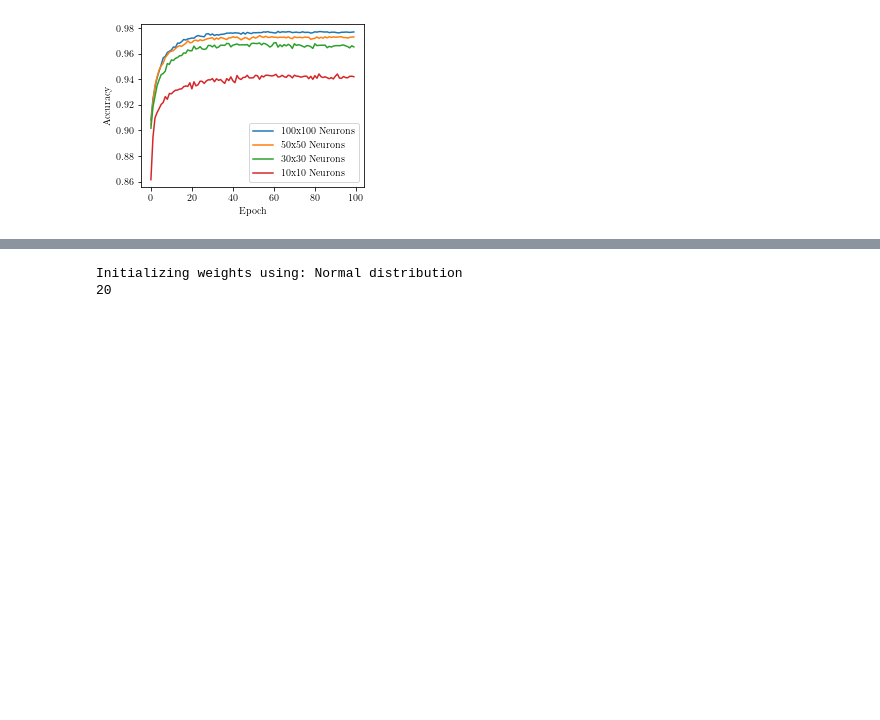
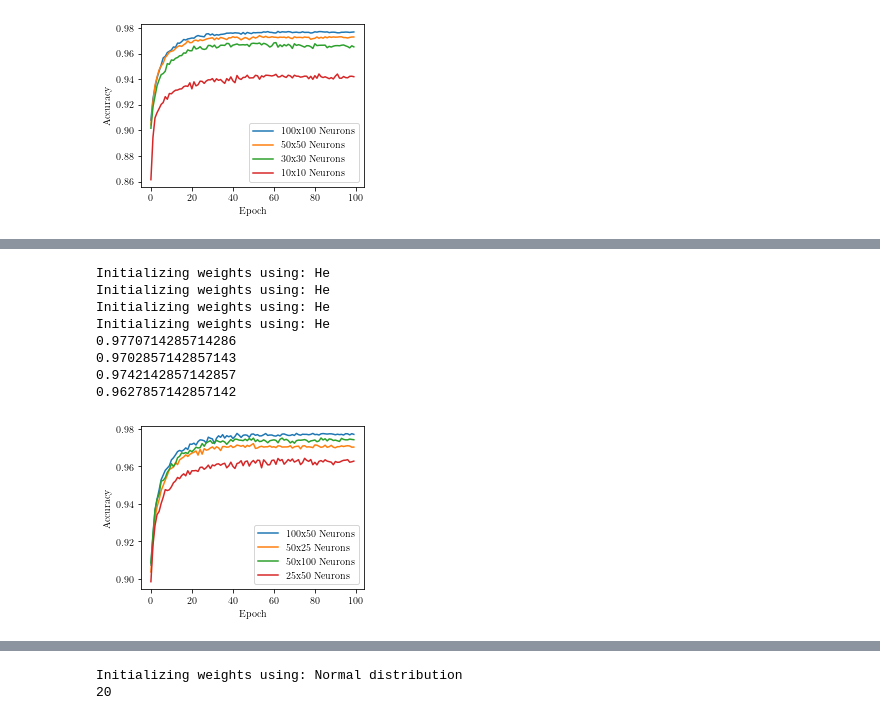
Before and after one commit to nicholaskarlsen/FYS-STK4155, a Jupyter notebook: project_2/notebooks/MNIST.ipynb, the cells around one changed output, grey strips where cells are left out. Saved outputs shown, nothing was run; the diff lists cells and outputs as text; code cells hidden in the pictures; blank space fills up the shorter version.

```diff
--- a/project_2/notebooks/MNIST.ipynb
+++ b/project_2/notebooks/MNIST.ipynb
@@ -311,0 +318,52 @@ Initializing weights using: Xavier
+# %%
+ReLU_1 = run_mnist(
+    activation=ActivationFunctions.ReLU,
+    shape = [100,50],
+    init_weights_method = "he",
+    learning_rate = 0.01
+)
+
+ReLU_2 = run_mnist(
+    activation=ActivationFunctions.ReLU,
+    shape = [50,25],
+    init_weights_method = "he",
+    learning_rate = 0.01
+)
+
+ReLU_3 = run_mnist(
+    activation=ActivationFunctions.ReLU,
+    shape = [50,100],
+    init_weights_method = "he",
+    learning_rate = 0.01
+)
+
+ReLU_4 = run_mnist(
+    activation=ActivationFunctions.ReLU,
+    shape = [25,50],
+    init_weights_method = "he",
+    learning_rate = 0.01
+)
+
+plt.figure(figsize=FIGSIZE)
+plt.plot(ReLU_1, label="100x50 Neurons")
+plt.plot(ReLU_2, label="50x25 Neurons")
+plt.plot(ReLU_3, label="50x100 Neurons")
+plt.plot(ReLU_4, label="25x50 Neurons")
+plt.xlabel("Epoch")
+plt.ylabel("Accuracy")
+plt.legend()
+print(ReLU_1[-1])
+print(ReLU_2[-1])
+print(ReLU_3[-1])
+print(ReLU_4[-1])
+plt.savefig("MNIST_layers_ReLU_2_irregular_layers.pdf")
+# %% [output]
+Initializing weights using: He
+Initializing weights using: He
+Initializing weights using: He
+Initializing weights using: He
+0.9770714285714286
+0.9702857142857143
+0.9742142857142857
+0.9627857142857142
+[figure, added]
```
Also changed, not shown: parts of 2 cells of this notebook, 2 other files.
